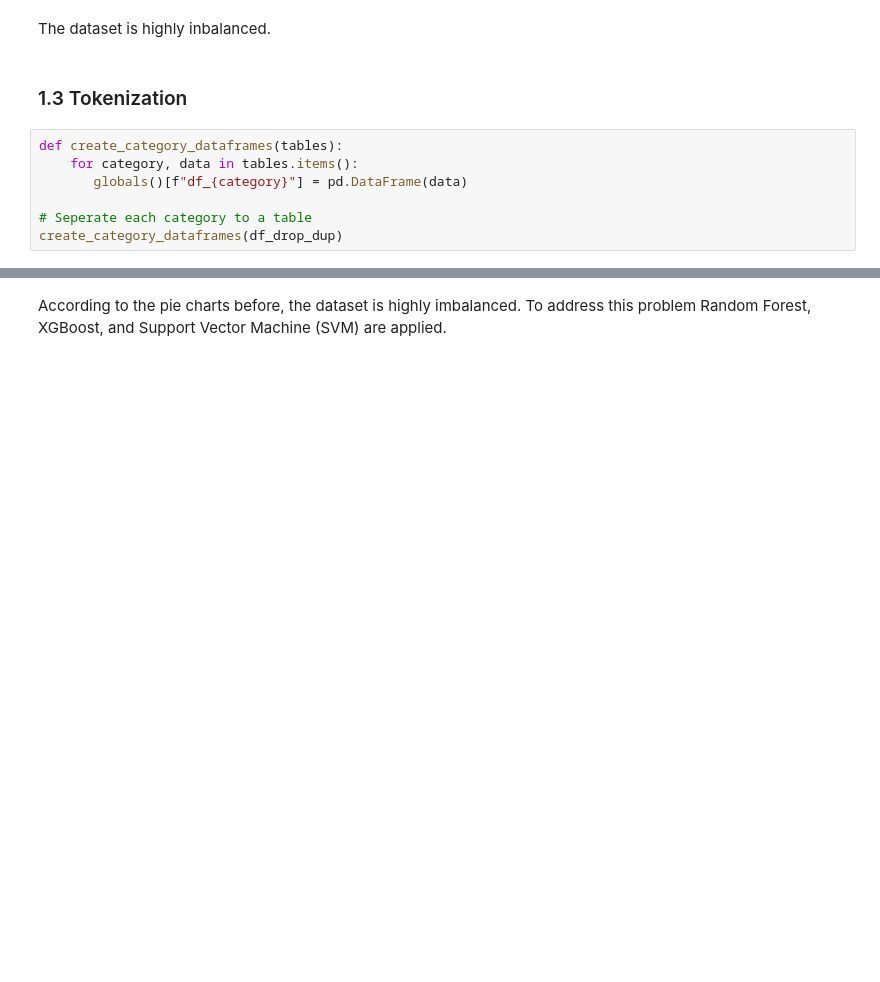
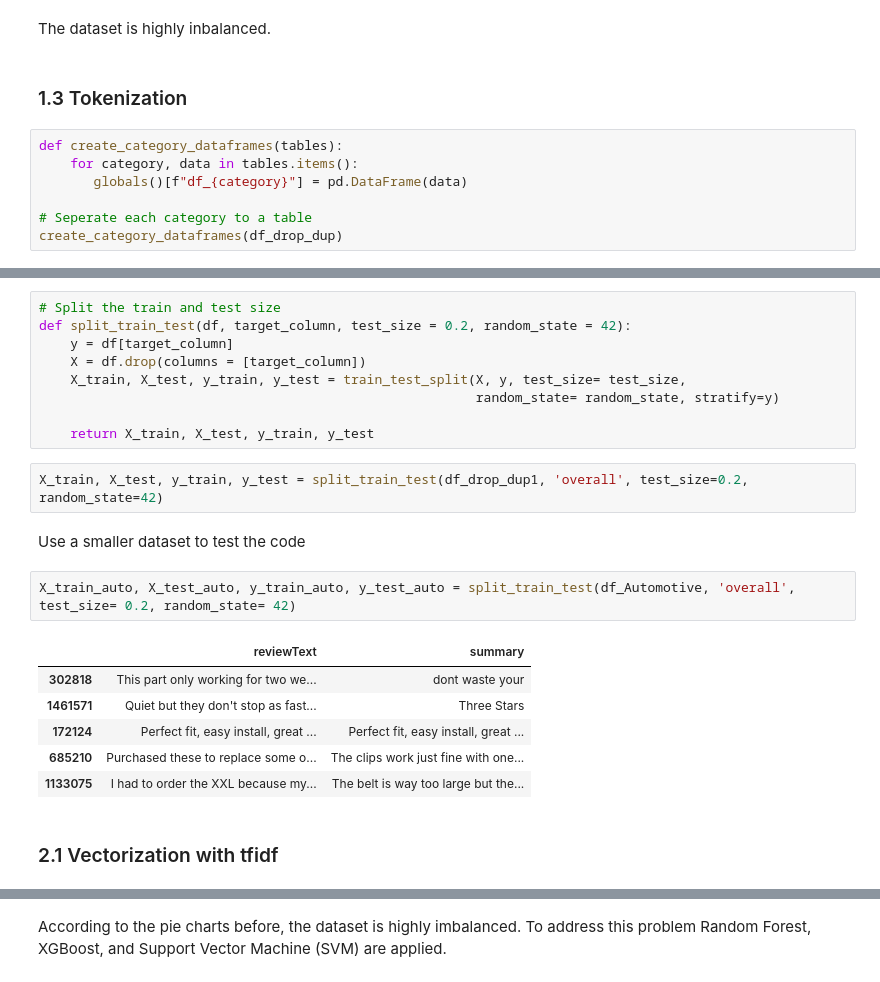
Before and after one commit to victorwang12729/amazon-prediction, a Jupyter notebook: amazon_prediction.ipynb, the cells around one changed output, grey strips where cells are left out. Cells and saved outputs as stored; diff of their text form; blank space fills up the shorter version.

```diff
--- a/amazon_prediction.ipynb
+++ b/amazon_prediction.ipynb
@@ -475,0 +320,24 @@ def transform_text_into_tfidf(df, summary=False):
+# %%
+# Split the train and test size
+def split_train_test(df, target_column, test_size = 0.2, random_state = 42):
+    y = df[target_column]
+    X = df.drop(columns = [target_column])
+    X_train, X_test, y_train, y_test = train_test_split(X, y, test_size= test_size,
+                                                        random_state= random_state, stratify=y)
+
+    return X_train, X_test, y_train, y_test
+# %%
+X_train, X_test, y_train, y_test = split_train_test(df_drop_dup1, 'overall', test_size=0.2, random_state=42)
+# %% [markdown]
+Use a smaller dataset to test the code
+# %%
+X_train_auto, X_test_auto, y_train_auto, y_test_auto = split_train_test(df_Automotive, 'overall', test_size= 0.2, random_state= 42)
+# %% [output]
+|  | reviewText | summary |
+| 302818 | This part only working for two we... | dont waste your |
+| 1461571 | Quiet but they don't stop as fast... | Three Stars |
+| 172124 | Perfect fit, easy install, great ... | Perfect fit, easy install, great ... |
+| 685210 | Purchased these to replace some o... | The clips work just fine with one... |
+| 1133075 | I had to order the XXL because my... | The belt is way too large but the... |
+# %% [markdown]
+### 2.1 Vectorization with tfidf
```
Also changed, not shown: parts of 51 cells of this notebook.
